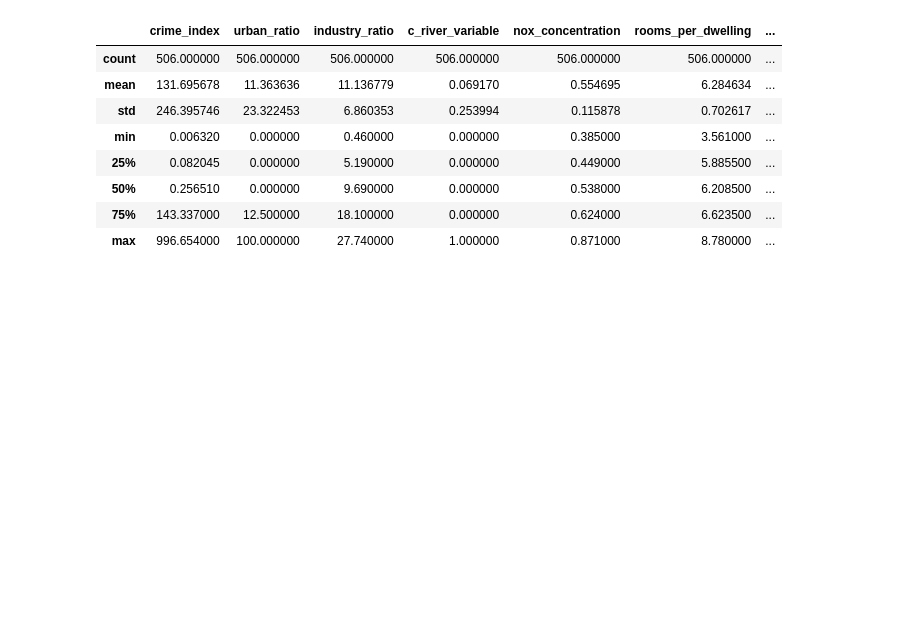
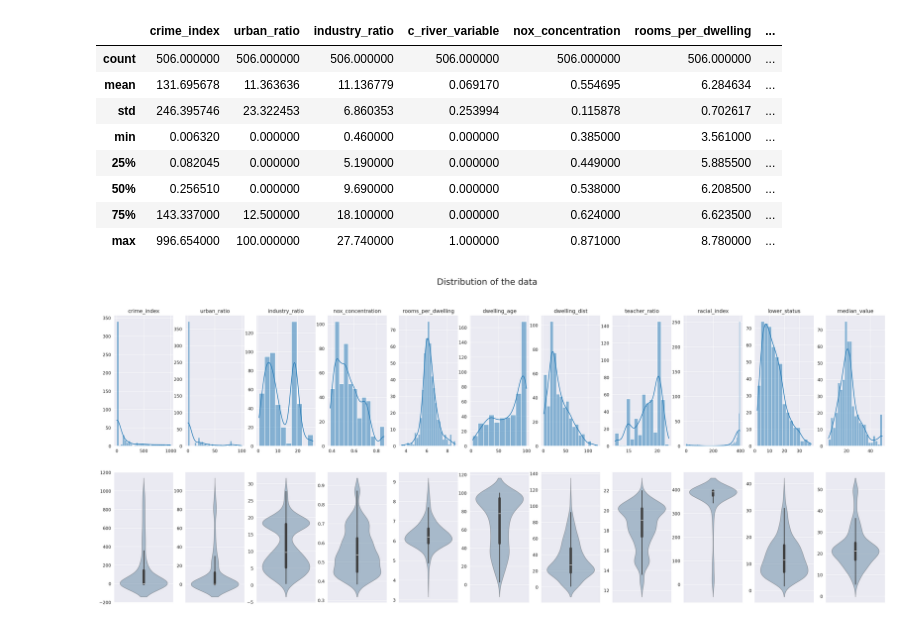
Before and after one commit to Chrissroman/md004_ha_dv, a Jupyter notebook: deliverables/MD004ChristianRomanMarinAC03.ipynb, the cells around one changed output. Saved outputs shown, nothing was run; the diff lists cells and outputs as text; code cells hidden in the pictures; blank space fills up the shorter version.

```diff
--- a/deliverables/MD004ChristianRomanMarinAC03.ipynb
+++ b/deliverables/MD004ChristianRomanMarinAC03.ipynb
@@ -116,3 +107,30 @@ data.describe()
 | 50% | 0.256510 | 0.000000 | 9.690000 | 0.000000 | 0.538000 | 6.208500 | ... |
 | 75% | 143.337000 | 12.500000 | 18.100000 | 0.000000 | 0.624000 | 6.623500 | ... |
 | max | 996.654000 | 100.000000 | 27.740000 | 1.000000 | 0.871000 | 8.780000 | ... |
+# %%
+# First, get columns that is categoryical
+# In this DataSet, all columns with int64 are categorical.(lebel encoded)
+categorical_cols = data.select_dtypes(include=['int64']).columns
+
+data_float = data.drop(columns=categorical_cols).copy()
+fig, ax = plt.subplots(figsize=(32, 12), ncols = data_float.shape[1], nrows = 2, dpi=200)
+
+for i, col in enumerate(data_float.columns):
+    sns.histplot(data_float[col], ax = ax[0, i], kde = True)
+    ax[0, i].set_title(col, fontsize = 12)
+    ax[0, i].set_xlabel('')
+    ax[0, i].set_ylabel('')
+    # set fontsize in y ticks
+    ax[0, i].tick_params(axis='y', labelsize=10)
+    ax[0, i].tick_params(axis='x', labelsize=10)
+
+    # boxlot in row =2 in vertical
+    sns.violinplot(data_float[col], ax = ax[1, i], orient = 'v', saturation= 0.5, alpha = 0.4)
+    ax[1, i].set_xlabel('')
+    ax[1, i].set_ylabel('')
+
+plt.suptitle('Distribution of the data', fontsize = 20)
+
+plt.show()
+# %% [output]
+[figure, added]
```
Also changed, not shown: parts of 25 cells of this notebook.
